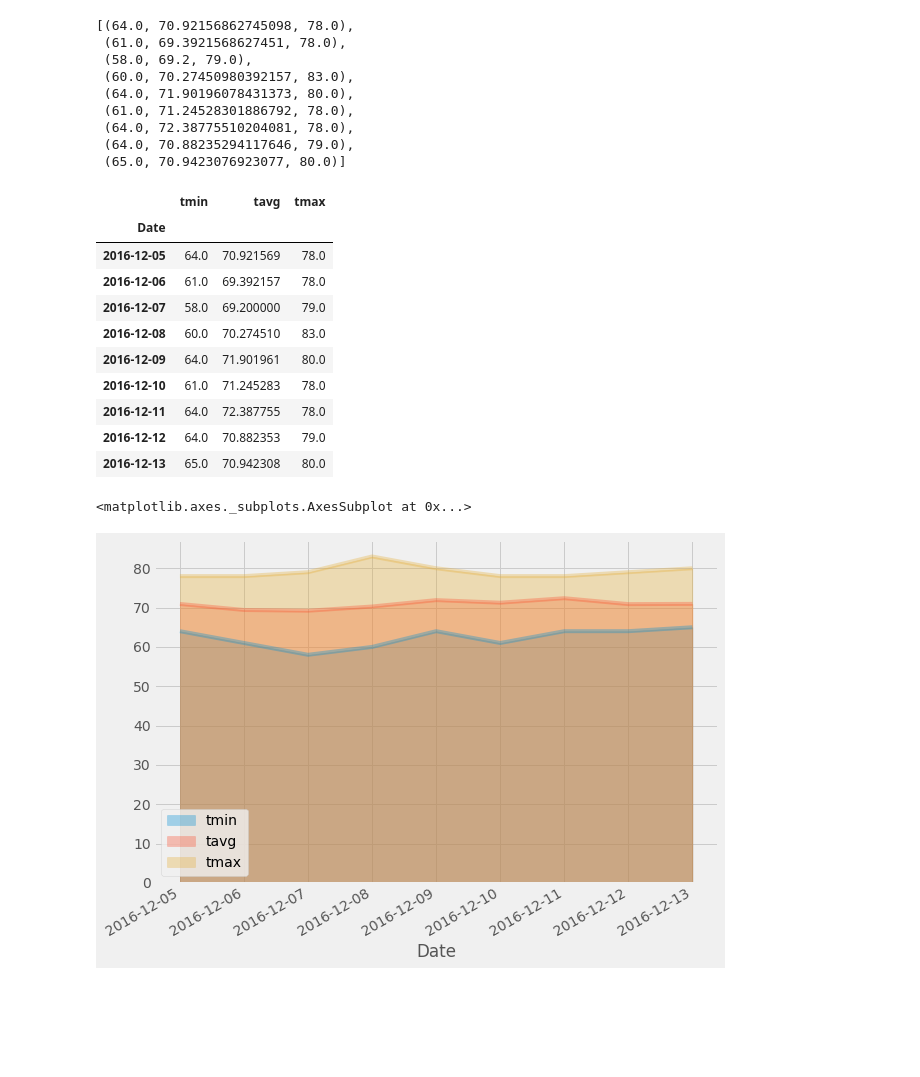
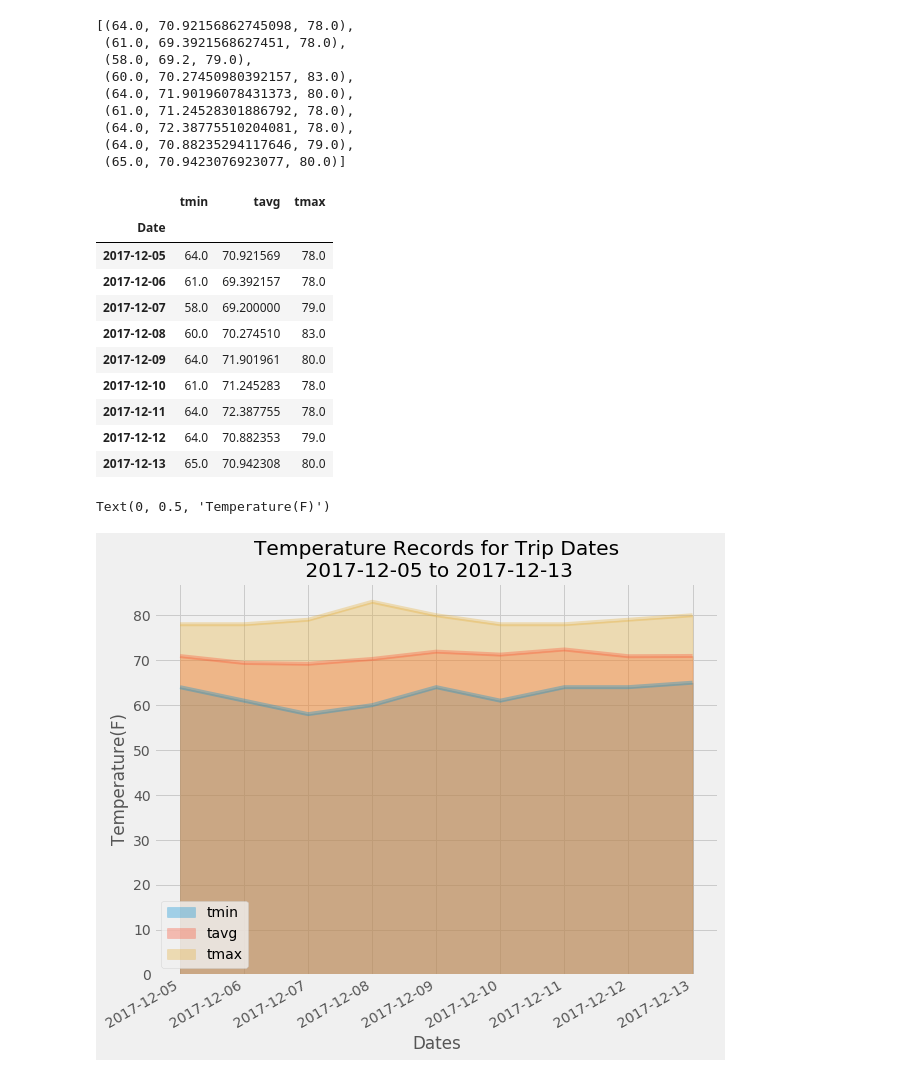
Before and after one commit to sheetalbongale/SQL-Alchemy-Challenge, a Jupyter notebook: hawaii_climate_analysis.ipynb, the cells around one changed output. Cells and saved outputs as stored; diff of their text form; code cells hidden in the pictures; blank space fills up the shorter version.

```diff
--- a/hawaii_climate_analysis.ipynb
+++ b/hawaii_climate_analysis.ipynb
@@ -358,15 +365,18 @@ daily_normals("01-01")
 # calculate the daily normals for your trip
 # push each tuple of calculations into a list called `normals`
 # Set the start and end date of the trip
-trip_startdate = dt.date(2016, 12, 5)
-trip_enddate = dt.date(2016, 12, 13)
+trip_startdate = dt.date(2017, 12, 5)
+trip_enddate = dt.date(2017, 12, 13)
+
 # Use the start and end date to create a range of dates
 date_range = pd.date_range(trip_startdate, trip_enddate)
+
 # Stip off the year and save a list of %m-%d strings
 date_list = [d.strftime("%m-%d") for d in date_range]
+
 # Loop through the list of %m-%d strings and calculate the normals for each date
 daily_normal = [daily_normals(d)[0] for d in date_list]
-daily_normal
+pprint(daily_normal)
 # %% [output]
 [(64.0, 70.92156862745098, 78.0),
  (61.0, 69.3921568627451, 78.0),
@@ -387,18 +397,21 @@ normal_df
 # %% [output]
 |  | tmin | tavg | tmax |
 | Date |  |  |  |
-| 2016-12-05 | 64.0 | 70.921569 | 78.0 |
-| 2016-12-06 | 61.0 | 69.392157 | 78.0 |
-| 2016-12-07 | 58.0 | 69.200000 | 79.0 |
-| 2016-12-08 | 60.0 | 70.274510 | 83.0 |
-| 2016-12-09 | 64.0 | 71.901961 | 80.0 |
-| 2016-12-10 | 61.0 | 71.245283 | 78.0 |
-| 2016-12-11 | 64.0 | 72.387755 | 78.0 |
-| 2016-12-12 | 64.0 | 70.882353 | 79.0 |
-| 2016-12-13 | 65.0 | 70.942308 | 80.0 |
+| 2017-12-05 | 64.0 | 70.921569 | 78.0 |
+| 2017-12-06 | 61.0 | 69.392157 | 78.0 |
+| 2017-12-07 | 58.0 | 69.200000 | 79.0 |
+| 2017-12-08 | 60.0 | 70.274510 | 83.0 |
+| 2017-12-09 | 64.0 | 71.901961 | 80.0 |
+| 2017-12-10 | 61.0 | 71.245283 | 78.0 |
+| 2017-12-11 | 64.0 | 72.387755 | 78.0 |
+| 2017-12-12 | 64.0 | 70.882353 | 79.0 |
+| 2017-12-13 | 65.0 | 70.942308 | 80.0 |
 # %%
 # Plot the daily normals as an area plot with `stacked=False`
-normal_df.plot(kind="area", stacked=False, x_compat=True, alpha=0.333, figsize=(9, 7))
+normal_df.plot(kind="area", stacked=False, x_compat=True, alpha=0.333, figsize=(9, 8))
+plt.title(f"Temperature Records for Trip Dates\n {trip_startdate} to {trip_enddate}")
+plt.xlabel("Dates")
+plt.ylabel("Temperature(F)")
 # %% [output]
-<matplotlib.axes._subplots.AxesSubplot at 0x...>
+Text(0, 0.5, 'Temperature(F)')
-[figure, old version]
+[figure, new version]
```
Also changed, not shown: parts of 6 cells of this notebook, 3 other files.
